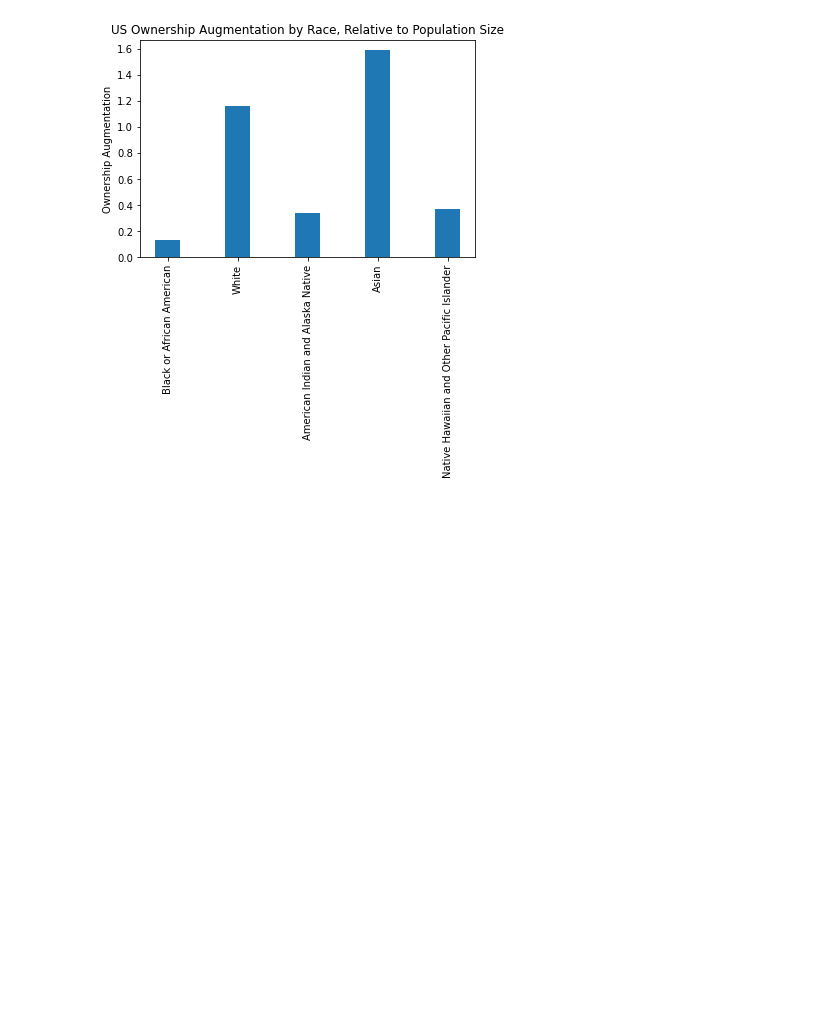
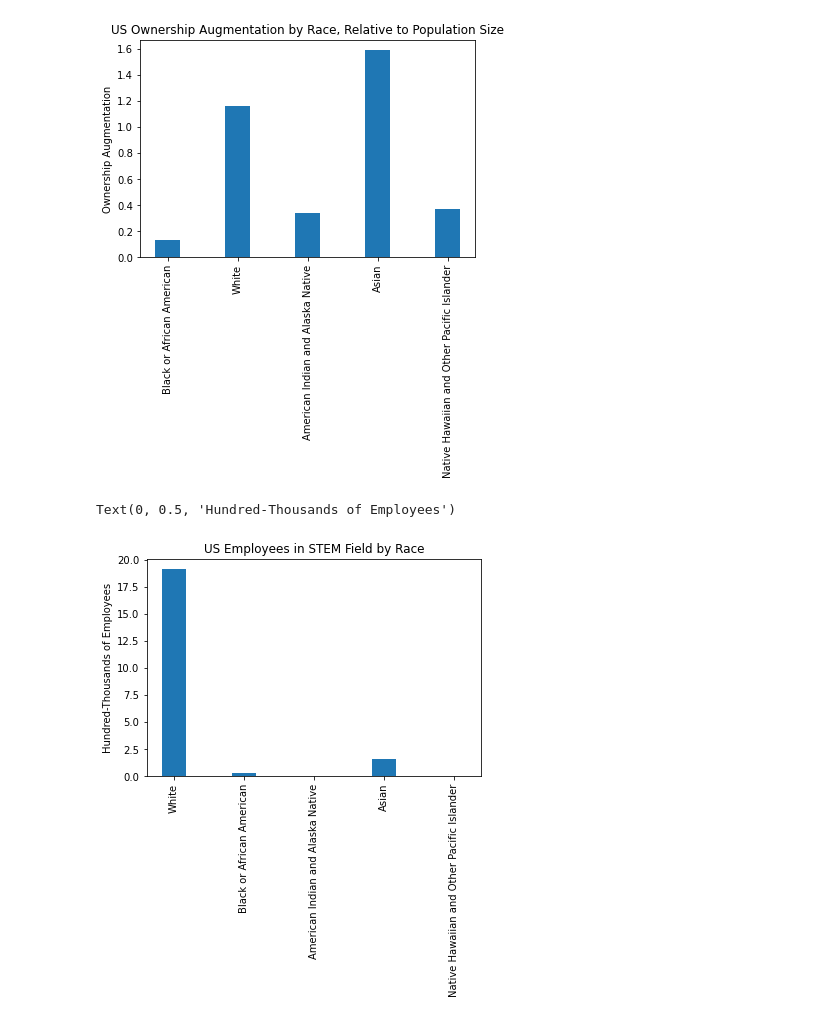
Before and after one commit to jackrlynn3/pandas-census-grp-5, a Jupyter notebook: visualizations.ipynb, the cells around one changed output. Drawn from its saved outputs; the diff is of its cells as text; code cells hidden in the pictures; blank space fills up the shorter version.

Commit message:
Added race graphs"

```diff
--- a/visualizations.ipynb
+++ b/visualizations.ipynb
@@ -106,3 +107,31 @@ ax.set_ylabel('Ownership Augmentation')
 # %% [output]
 Text(0, 0.5, 'Ownership Augmentation')
 [figure]
+# %%
+# Topic 2: (1) Participation of race in STEM and (2) how many people it would take to equitably fill these positions
+
+# Get only the wanted part of data
+race_tech = summary_dataset.copy()
+race_tech = race_tech[race_tech['Industry'] == 'Professional, scientific, and technical services']
+race_tech = race_tech[race_tech['Ethnicity'] == 'Total']
+race_tech = race_tech[race_tech['Race'] != 'Total']
+race_tech = race_tech[race_tech['Race'] != 'Equally minority/nonminority']
+race_tech = race_tech[race_tech['Race'] != 'Minority']
+race_tech = race_tech[race_tech['Race'] != 'Nonminority']
+race_tech = race_tech[race_tech['VetStatus'] == 'Total']
+race_tech = race_tech[race_tech['SpousalOwnershipSharing'] == 'Total reporting']
+race_tech = race_tech[race_tech['Sex'] == 'Total']
+
+# Get only necessary categories
+race_tech = race_tech[['Race', 'EmployeeCt']]
+
+# Make a bar chart of percentiles of race
+fig, ax = plt.subplots()
+labels = np.arange(len(race_tech['Race']))
+p4 = ax.bar(race_tech['Race'], race_tech['EmployeeCt']/100000, width)
+ax.set_xticks(labels, labels=(list(race_tech['Race'])), rotation=90)
+ax.set_title('US Employees in STEM Field by Race')
+ax.set_ylabel('Hundred-Thousands of Employees')
+# %% [output]
+Text(0, 0.5, 'Hundred-Thousands of Employees')
+[figure, added]
```
Also changed, not shown: parts of 5 cells of this notebook.
